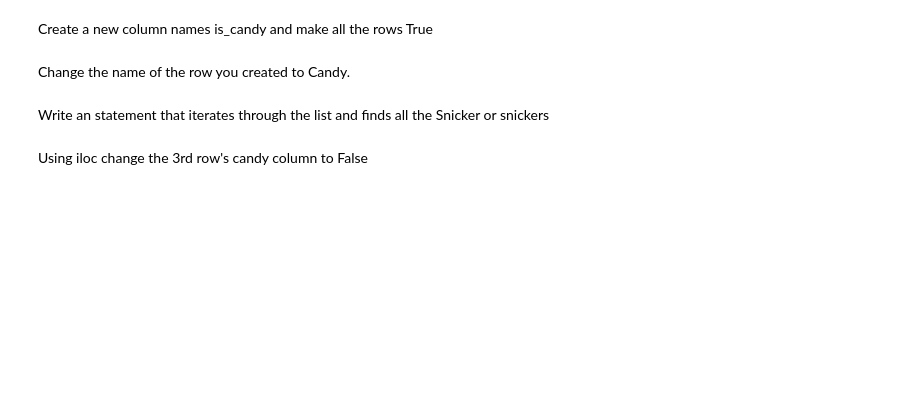
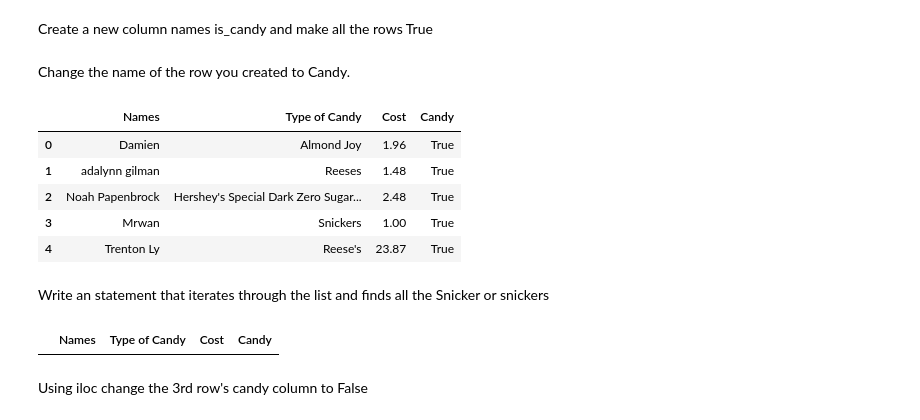
Before and after one commit to kylemault/classwork-kylemault, a Jupyter notebook: Pandas_lecture_Activity.ipynb, the cells around one changed output. Saved outputs shown, nothing was run; the diff lists cells and outputs as text; code cells hidden in the pictures; blank space fills up the shorter version.

```diff
--- a/Pandas_lecture_Activity.ipynb
+++ b/Pandas_lecture_Activity.ipynb
@@ -9,7 +9,7 @@ Using pandas import the Module 7 Lecture Lab Activity.csv
 # %%
 import pandas as pd
 # %%
-df = pd.read_csv('Lab_activity.csv')
+df = pd.read_csv('Module_7_Lecture_Lab_Activity.csv', encoding='ISO-8859-1')
 # %% [markdown]
 Show the header for the CSV.
 # %%
@@ -60,6 +179,20 @@ Create a new column names is_candy and make all the rows True
 # %% [markdown]
 Change the name of the row you created to Candy.
+# %%
+df.rename(columns={'is_candy': 'Candy'}, inplace=True)
+df.head()
+# %% [output]
+|  | Names | Type of Candy | Cost | Candy |
+| 0 | Damien | Almond Joy | 1.96 | True |
+| 1 | adalynn gilman | Reeses | 1.48 | True |
+| 2 | Noah Papenbrock | Hershey's Special Dark Zero Sugar... | 2.48 | True |
+| 3 | Mrwan | Snickers | 1.00 | True |
+| 4 | Trenton Ly | Reese's | 23.87 | True |
 # %% [markdown]
 Write an statement that iterates through the list and finds all the Snicker or snickers
+# %%
+df[(df['Type of Candy']=='Snicker') & (df['Type of Candy']=='snicker')]
+# %% [output]
+|  | Names | Type of Candy | Cost | Candy |
 # %% [markdown]
 Using iloc change the 3rd row's candy column to False
```
Also changed, not shown: parts of 16 cells of this notebook, 1 other file.
